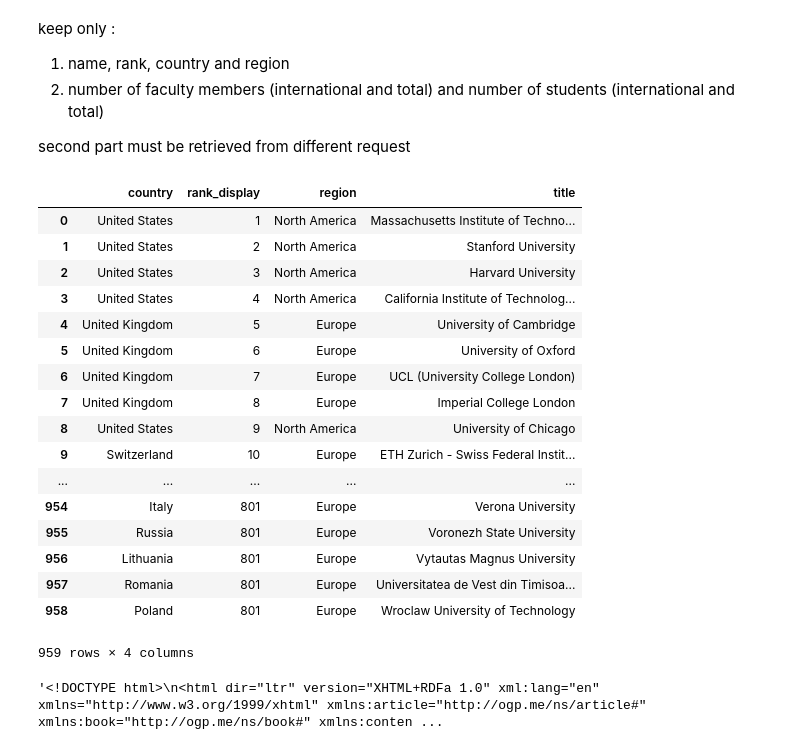
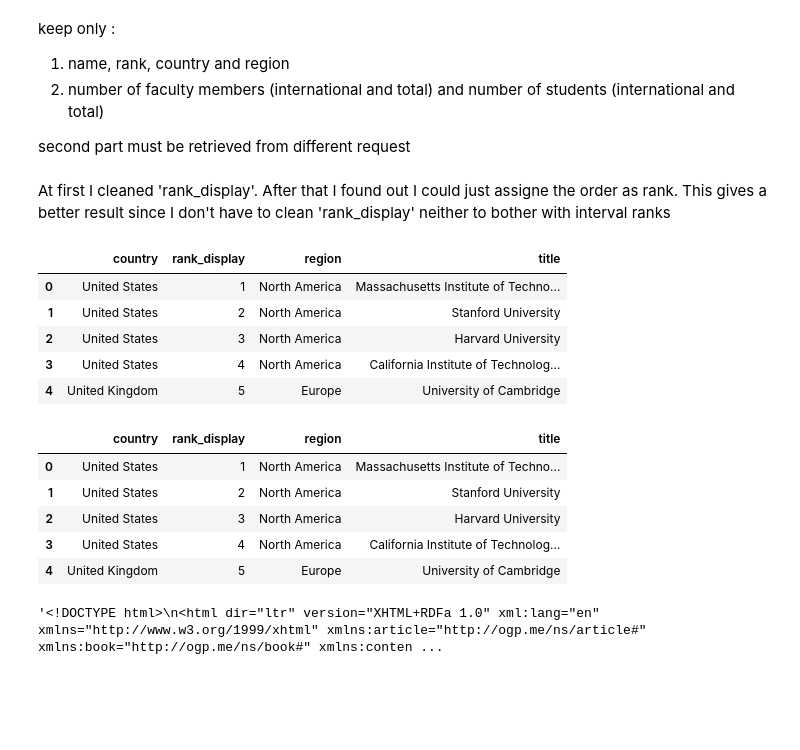
Before and after one commit to IsaacLeimgruber/ADA_labs_repo, a Jupyter notebook: 02 - Data from the Web/hw02_isaac.ipynb, the cells around one changed output. Saved outputs shown, nothing was run; the diff lists cells and outputs as text; code cells hidden in the pictures; blank space fills up the shorter version.

```diff
--- a/02 - Data from the Web/hw02_isaac.ipynb
+++ b/02 - Data from the Web/hw02_isaac.ipynb
@@ -55,6 +55,8 @@ def RepresentsInt(s):
         return True
     except ValueError:
         return False
+# %% [markdown]
+At first I cleaned 'rank_display'. After that I found out I could just assigne the order as rank. This gives a better result since I don't have to clean 'rank_display' neither to bother with interval ranks
 # %%
 def clean_rank(r):
     if(r[0] == '='):
@@ -66,27 +68,25 @@ def clean_rank(r):
 # %%
 univ_dr_df = univ_df.drop('guide', 1).drop('logo', 1).drop('stars', 1).drop('url', 1) \
 .drop('score', 1).drop('cc', 1).drop('core_id', 1).drop('nid', 1)
 univ_dr_df['rank_display'] = univ_dr_df['rank_display'].map(clean_rank)
-univ_dr_df
+univ_dr_df.head()
 # %% [output]
 |  | country | rank_display | region | title |
 | 0 | United States | 1 | North America | Massachusetts Institute of Techno... |
 | 1 | United States | 2 | North America | Stanford University |
 | 2 | United States | 3 | North America | Harvard University |
 | 3 | United States | 4 | North America | California Institute of Technolog... |
 | 4 | United Kingdom | 5 | Europe | University of Cambridge |
-| 5 | United Kingdom | 6 | Europe | University of Oxford |
-| 6 | United Kingdom | 7 | Europe | UCL (University College London) |
-| 7 | United Kingdom | 8 | Europe | Imperial College London |
-| 8 | United States | 9 | North America | University of Chicago |
-| 9 | Switzerland | 10 | Europe | ETH Zurich - Swiss Federal Instit... |
-| ... | ... | ... | ... | ... |
-| 954 | Italy | 801 | Europe | Verona University |
-| 955 | Russia | 801 | Europe | Voronezh State University |
-| 956 | Lithuania | 801 | Europe | Vytautas Magnus University |
-| 957 | Romania | 801 | Europe | Universitatea de Vest din Timisoa... |
-| 958 | Poland | 801 | Europe | Wroclaw University of Technology |
-959 rows × 4 columns
+# %%
+univ_dr_df[['rank_display']] = univ_dr_df.index + 1
+univ_dr_df.head()
+# %% [output]
+|  | country | rank_display | region | title |
+| 0 | United States | 1 | North America | Massachusetts Institute of Techno... |
+| 1 | United States | 2 | North America | Stanford University |
+| 2 | United States | 3 | North America | Harvard University |
+| 3 | United States | 4 | North America | California Institute of Technolog... |
+| 4 | United Kingdom | 5 | Europe | University of Cambridge |
 # %%
 url_caltech = 'https://www.topuniversities.com/universities/california-institute-technology-caltech#wurs'
 r_caltech = requests.get(url_caltech)
```
Also changed, not shown: parts of 2 cells of this notebook.
